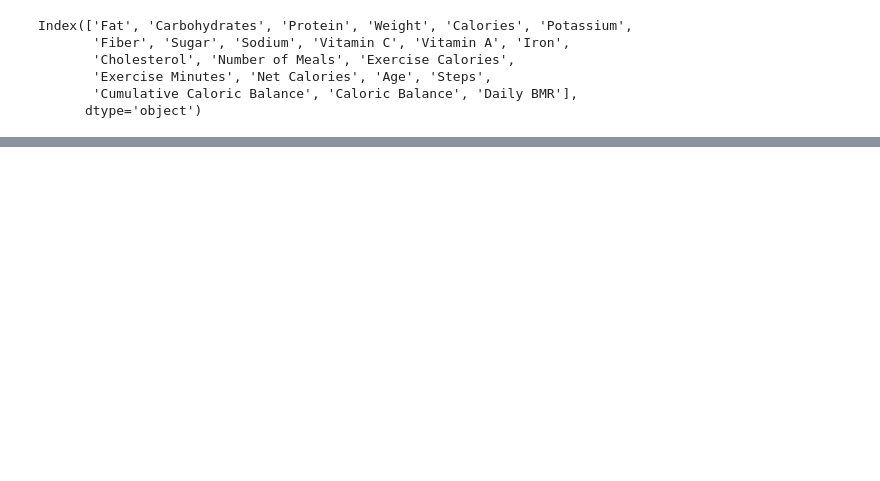
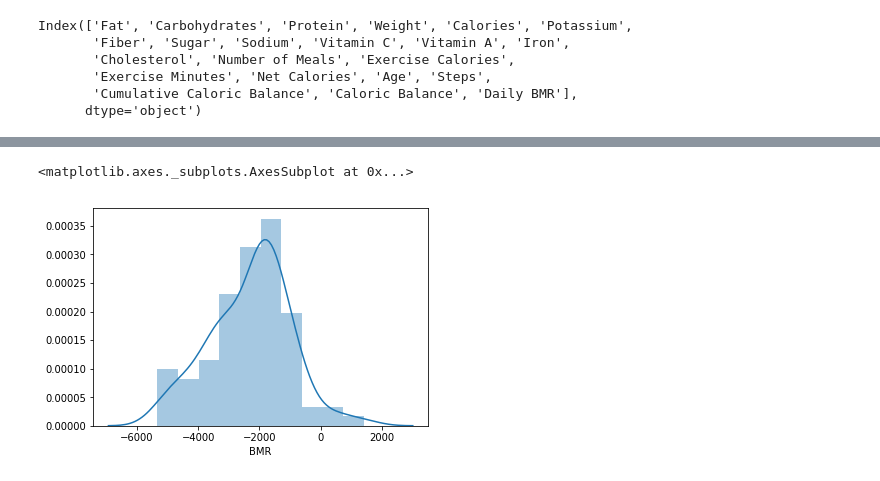
Before and after one commit to b1ck0/DataScience_MSc, a Jupyter notebook: temp/Health/Intermittent Fasting Rev 2.ipynb, the cells around one changed output, grey strips where cells are left out. Cells and saved outputs as stored; diff of their text form; code cells hidden in the pictures; blank space fills up the shorter version.

```diff
--- a/temp/Health/Intermittent Fasting Rev 2.ipynb
+++ b/temp/Health/Intermittent Fasting Rev 2.ipynb
@@ -622,0 +625,5 @@ Image(graph[0].create_png())
+# %%
+sns.distplot(df2['BMR'])
+# %% [output]
+<matplotlib.axes._subplots.AxesSubplot at 0x...>
+[figure, added]
```
Also changed, not shown: parts of 24 cells of this notebook, 19 other files.
